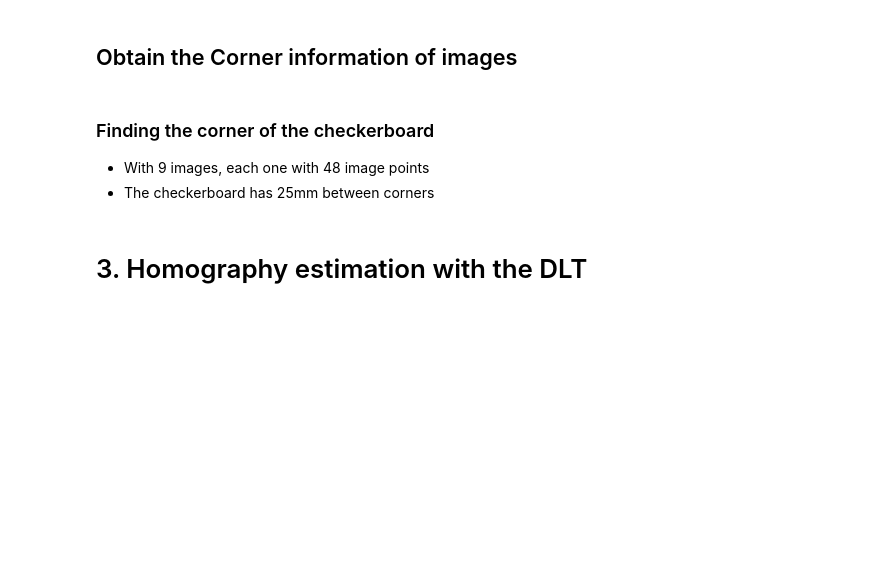
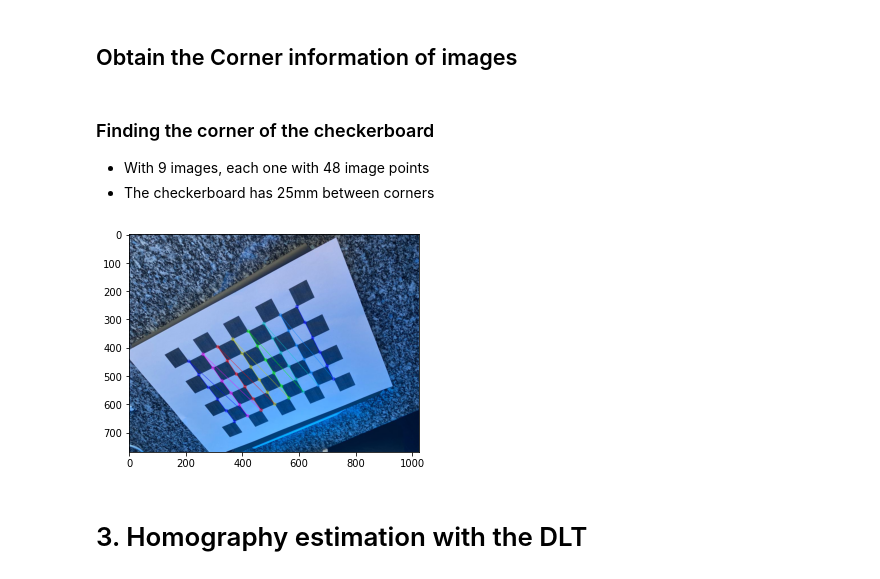
Before and after one commit to joaoalegria1/calibration, a Jupyter notebook: 1.4.1 Camera Calibration using Zhang's.ipynb, the cells around one changed output. Drawn from its saved outputs; the diff is of its cells as text; code cells hidden in the pictures; blank space fills up the shorter version.

```diff
--- a/1.4.1 Camera Calibration using Zhang's.ipynb
+++ b/1.4.1 Camera Calibration using Zhang's.ipynb
@@ -106,34 +106,36 @@ world_coo[:, :, :2] = np.mgrid[0:patternsize[0], 0:patternsize[1]].T.reshape(-1,
 world_coo = world_coo*dist
 
 #prev_img_shape = None
 
 for i in range(n_imgs):
 
     #Import the image
     #img = cv2.imread(("Research/BinoCameraCalibrate-master/BinoCameraCalibrate/Calibration_Image_Camera/Image_l"+str(i+1)+".jpg"))
-    name = ("Chessboard_real_"+ str(i+1)+".jpeg")
+    name = ("images/Chessboard_real_"+ str(i+1)+".jpeg")
     img = cv2.imread(name)
     # convert it to gray scale
     gray = cv2.cvtColor(img,cv2.COLOR_BGR2GRAY)
 
 
     retval, corners= cv2.findChessboardCorners(gray,patternsize,cv2.CALIB_CB_ADAPTIVE_THRESH + cv2.CALIB_CB_FAST_CHECK +cv2.CALIB_CB_NORMALIZE_IMAGE)
 
     if(retval == True):
         threedpoints.append(world_coo)
 
         # Refining pixel coordinates or given 2d points.
         corners2 = cv2.cornerSubPix(gray, corners, (11, 11), (-1, -1), criteria).reshape(patternsize[0]*patternsize[1],2)
 
         twodpoints.append(corners2)
         # Draw and display the corners
         image = cv2.drawChessboardCorners(img,patternsize,corners2,retval)
         plt.imshow(image)
         #plt.show()
 
 # image coordinates and world coordinates for the diferent images( the world coordinates are always the same)
 imagecoo = np.asarray(twodpoints)
 worldcoo = np.asarray(threedpoints)
+# %% [output]
+[figure, added]
 # %% [markdown]
 # 3. Homography estimation with the DLT
 # %% [markdown]
```
Also changed, not shown: parts of 10 cells of this notebook, 57 other files.
